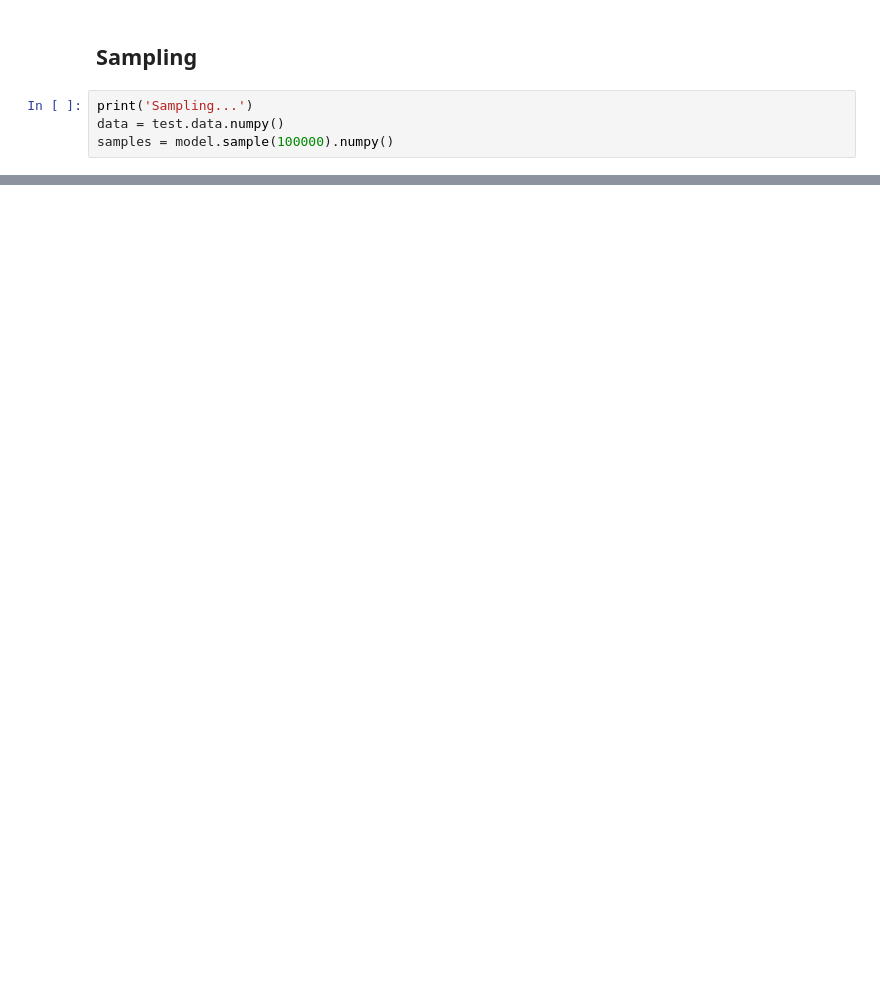
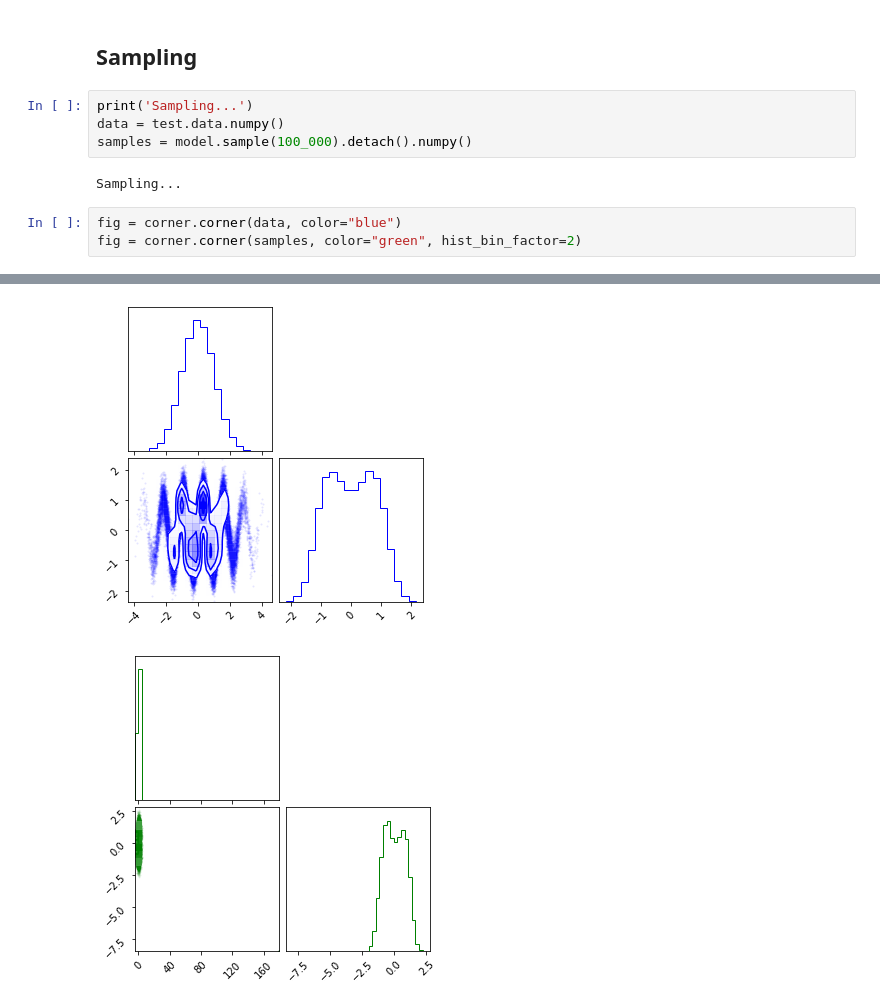
Before and after one commit to jejjohnson/survae_flows_lib, a Jupyter notebook: examples/toy_flow.ipynb, the cells around one changed output, grey strips where cells are left out. Drawn from its saved outputs; the diff is of its cells as text; blank space fills up the shorter version.

```diff
--- a/examples/toy_flow.ipynb
+++ b/examples/toy_flow.ipynb
@@ -149,4 +284,10 @@ fig = corner.corner(z_latent.detach().numpy())
 # %%
 print('Sampling...')
 data = test.data.numpy()
-samples = model.sample(100000).numpy()
+samples = model.sample(100_000).detach().numpy()
+# %% [output]
+Sampling...
+# %%
+fig = corner.corner(data, color="blue")
+fig = corner.corner(samples, color="green", hist_bin_factor=2)
+# %% [output]
@@ -153,3 +295,5 @@ samples = model.sample(100000).numpy()
+[figure, added]
+[figure, added]
 # %%
 fig, ax = plt.subplots(1, 2, figsize=(12,6))
 ax[0].set_title('Data')
```
Also changed, not shown: parts of 13 cells of this notebook, 6 other files.
